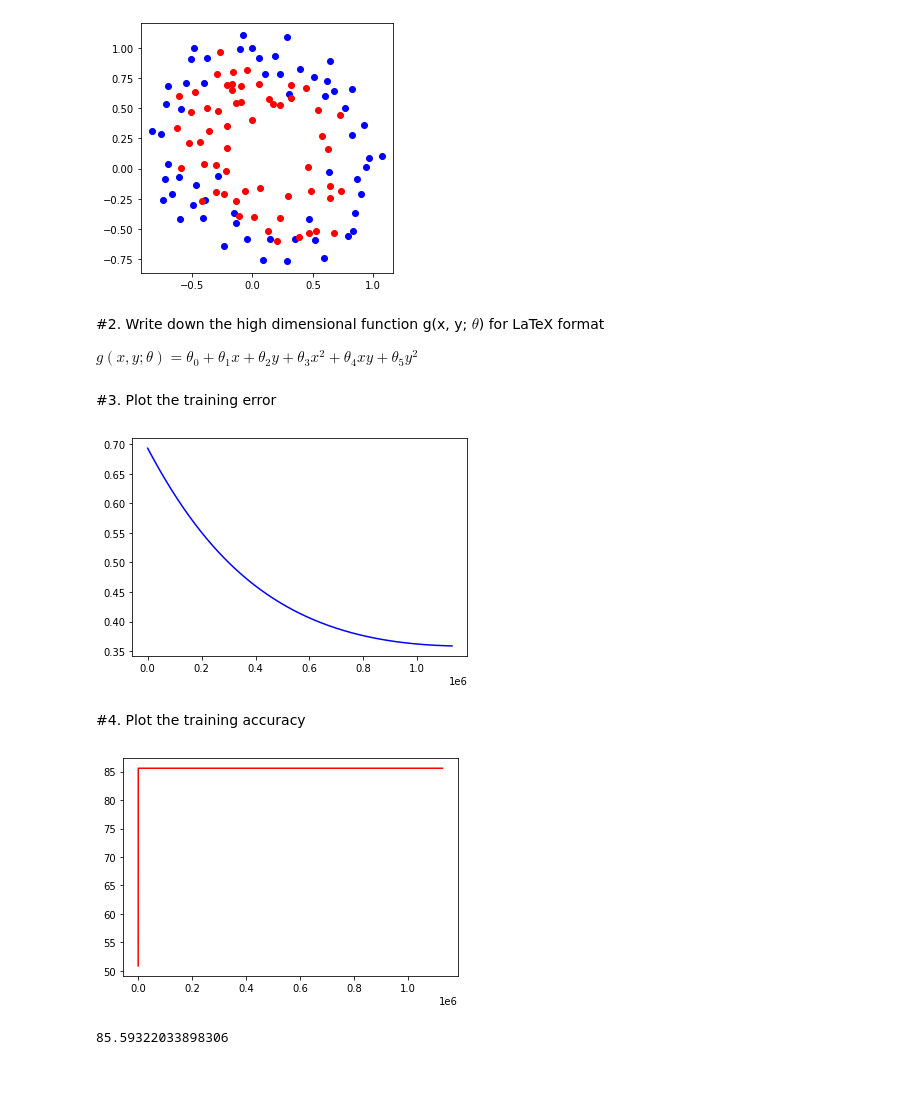
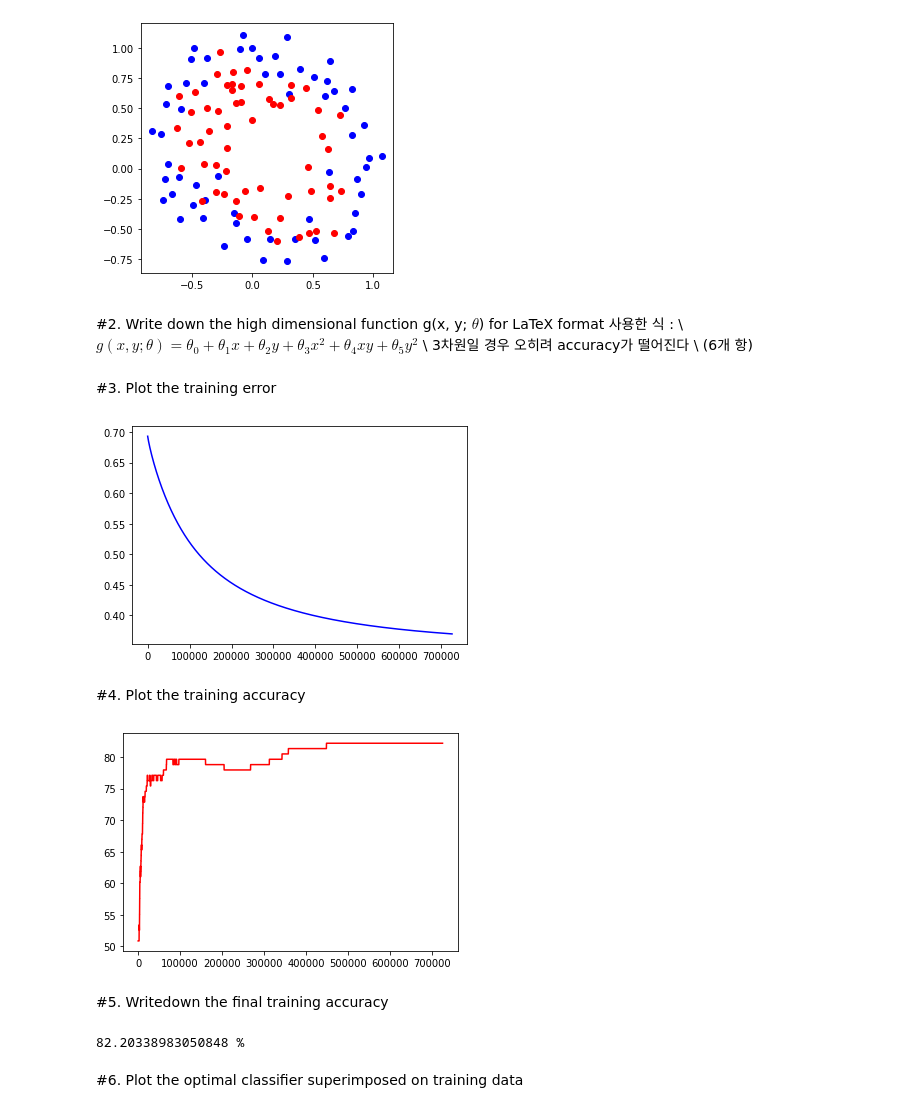
Before and after one commit to CJavaPython/AssignmentFolder, a Jupyter notebook: Assignment06/Assignment06.ipynb, the cells around one changed output. Saved outputs shown, nothing was run; the diff lists cells and outputs as text; code cells hidden in the pictures; blank space fills up the shorter version.

```diff
--- a/Assignment06/Assignment06.ipynb
+++ b/Assignment06/Assignment06.ipynb
@@ -14,12 +14,15 @@ pointY0 = pointY[label == 0]
 pointX1 = pointX[label == 1]
 pointY1 = pointY[label == 1]
 # %%
-#2차원 항들
+#최대가 2차원인 항
 degree = 2
 #X_poly : (x^2 * y) 와 같이, 모든 차수들이 포함되어있는 matrix
+#2중 for문을 통해서 구한다
+#첫째항은 np.ones인 이유는 theta0값을 그대로 출력하기 위해
 X_poly = np.ones(len(pointX))
 for i in range(1, degree + 1):
   for j in range(0, i + 1):
+      #dot을 이용하기 위해 column_stack을 이용한다.
       X_poly = np.column_stack((X_poly, (pointX ** (i-j)) * (pointY ** j)))
 
 #X_poly의 차수만큼 theta생성
@@ -27,6 +30,7 @@ theta = np.zeros(X_poly.shape[1]).reshape(X_poly.shape[1], 1)
 #위처럼 생성할 경우 matrix생성됨
 #squeeze로 list화 시킨다.
 theta2 = np.squeeze(theta, 1)
+theta2 = np.array([0, 1, 2, 3, 4, 5])
 
 #sigmoid
 z = X_poly.dot(theta2)
@@ -36,16 +40,13 @@ E_list = []
 E = 0
 #accuracy
 accurate = 0
-accuracy_list = []
+accurate_list = []
 #기타 상수항
-alpha = 0.003
-Threshold = 0.00000001
+alpha = 0.001
+Threshold = 0.00000005
 #label transpose & 후에 matrix곱을 위한 matrix화
-#np.transpose를 쓰면 error가 뜨니 np.T를 사용한다.
+#np.transpose를 쓰면 error, np.T를 사용한다.
 l = np.mat(label).T
-
-
-accuracyList = []
 
 iter = 0
 while True:
@@ -53,18 +54,17 @@ while True:
   theta2 = np.squeeze(theta, 1)
   z = X_poly.dot(theta2)
   sigz = 1 / (1 + np.exp(-z))
-
   #Error
   tmp = E
-  E = np.sum( np.multiply(-label, np.log(sigz)) - np.multiply((1-label), np.log(1-sigz)) ) / len(label)
+  E = np.sum(np.multiply(-label, np.log(sigz)) - np.multiply((1-label), np.log(1-sigz))) / len(label)
   E_list.append(E)
-  #accuracy list들과 accuracy
-  accuracy = (sigz > 0.5)
-  accurate = accuracy == label
-  accuracy_list.append((np.sum(accurate) / len(label)) * 100)
+  #accuracy
+  acc = (sigz > 0.5)
+  accurate = acc == label
+  accurate_list.append((np.sum(accurate) / len(label)) * 100)
   #gradient
-  grad = np.dot(X_poly.T,(sig - l)) / len(label)
-  theta -= np.dot(alpha, grad)
+  sigz = np.mat(sigz).T
+  theta -= alpha * np.dot(X_poly.T, (sigz - l)) / len(label)
   iter += 1
   if abs(tmp - E) < Threshold:
       break
@@ -113,8 +104,10 @@ plt.show()
 [figure]
 # %% [markdown]
 #2. Write down the high dimensional function g(x, y; $\theta$) for LaTeX format
-
-$g(x, y;\theta) = \theta_0 + \theta_1x + \theta_2y + \theta_3x^2 + \theta_4xy + \theta_5y^2$
+사용한 식 : \\
+$g(x, y;\theta) = \theta_0 + \theta_1x + \theta_2y + \theta_3x^2 + \theta_4xy + \theta_5y^2$ \\
+3차원일 경우 오히려 accuracy가 떨어진다 \\
+(6개 항)
 # %% [markdown]
 #3. Plot the training error
 # %%
@@ -122,17 +115,21 @@ plt.figure()
 plt.plot(E_list, 'blue')
 plt.show()
 # %% [output]
-[figure, old version]
+[figure, new version]
 # %% [markdown]
 #4. Plot the training accuracy
 # %%
 plt.figure()
-plt.plot(accuracy_list, 'red')
+plt.plot(accurate_list, 'red')
 plt.show()
 # %% [output]
-[figure, old version]
+[figure, new version]
+# %% [markdown]
+#5. Writedown the final training accuracy
 # %%
-print(accuracy_list[len(accuracy_list) - 1])
+print(accuracy_list[len(accurate_list) - 1], "%")
 # %% [output]
-85.59322033898306
+82.20338983050848 %
+# %% [markdown]
+#6. Plot the optimal classifier superimposed on training data
 # %%
```
Also changed, not shown: parts of 3 cells of this notebook.
